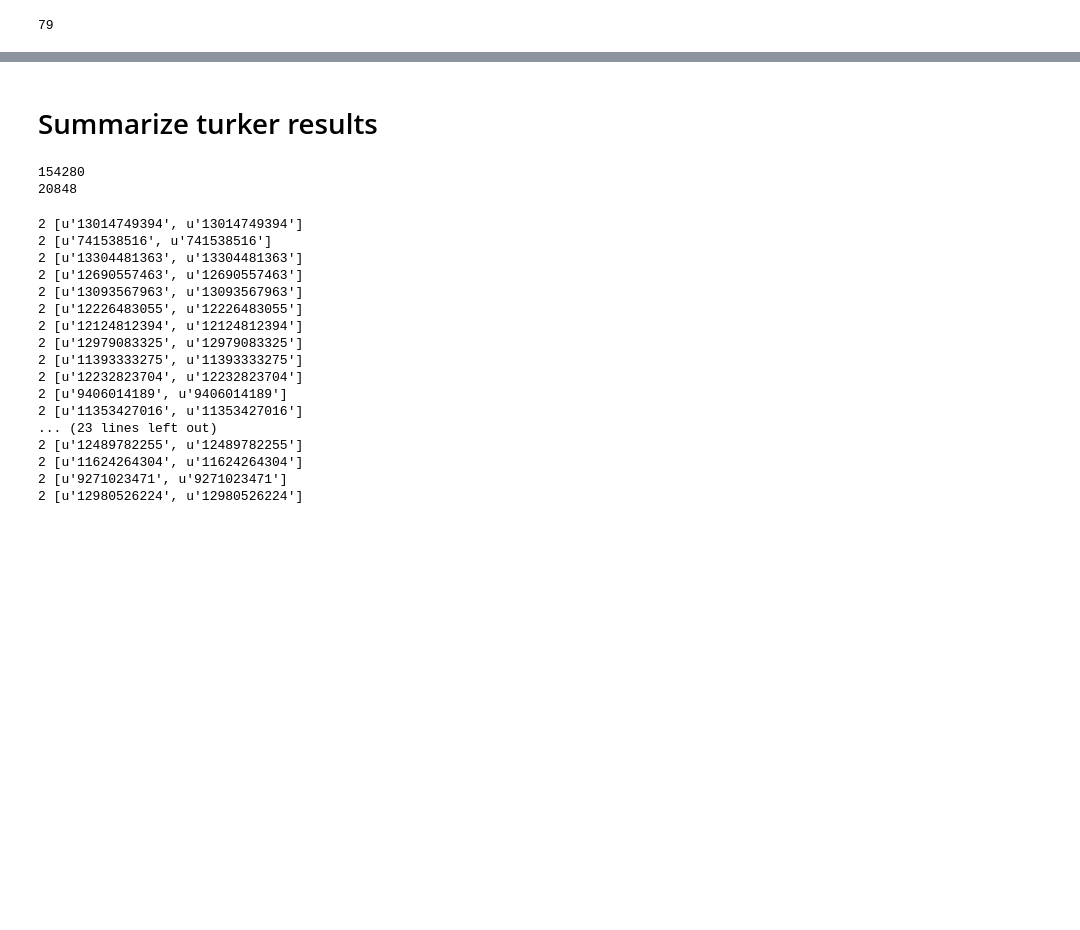
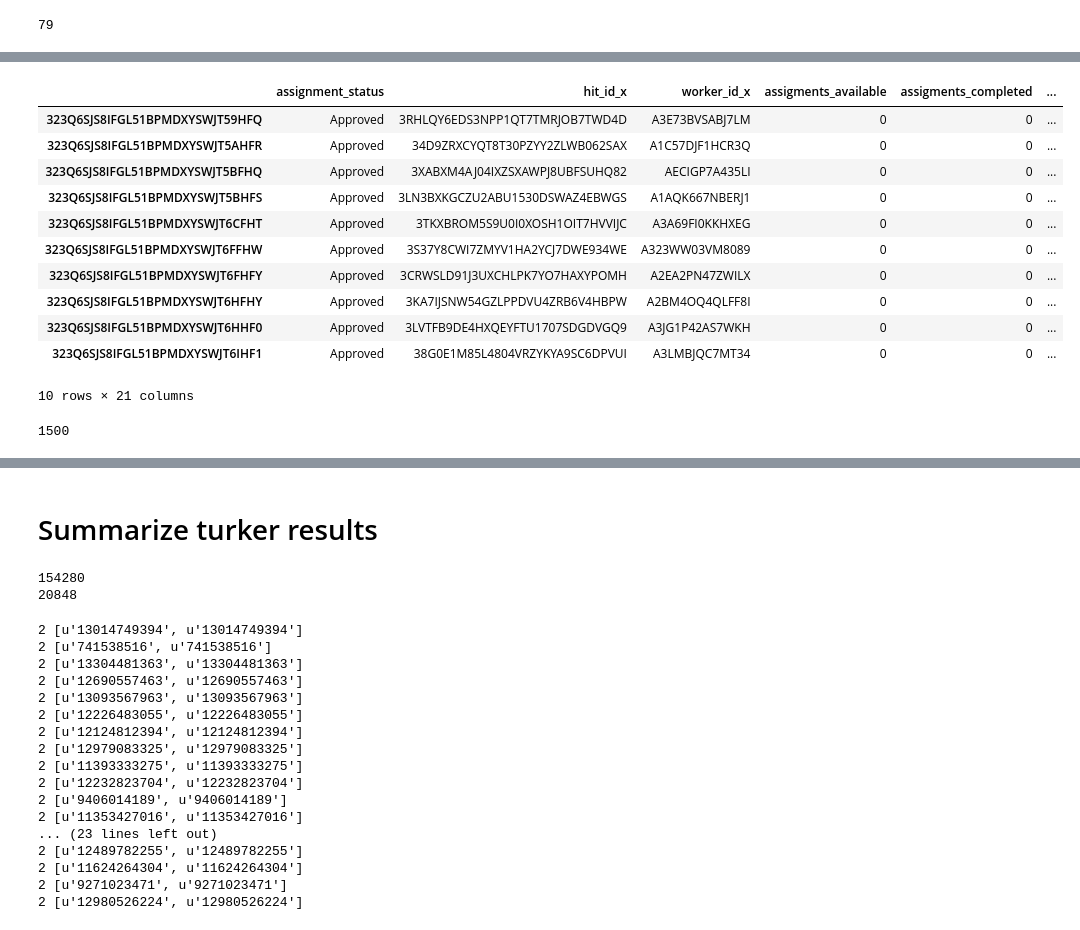
Before and after one commit to matttrent/vislab, a Jupyter notebook: notebooks/mturk_get_results.ipynb, the cells around one changed output, grey strips where cells are left out. Drawn from its saved outputs; the diff is of its cells as text; code cells hidden in the pictures; blank space fills up the shorter version.

```diff
--- a/notebooks/mturk_get_results.ipynb
+++ b/notebooks/mturk_get_results.ipynb
@@ -814,0 +852,6 @@ clean_df.to_hdf( '../../mturk-results/mturk-cleaned-answers.h5', 'df', mode='w')
+# %%
+spam_status_df = pd.merge(
+    combo_status_df,
+    spam_df.drop( ['hit_id', 'worker_id', 'style'], axis=1 ),
+    left_index=True, right_index=True
+)
@@ -814,0 +890,25 @@ clean_df.to_hdf( '../../mturk-results/mturk-cleaned-answers.h5', 'df', mode='w')
+# %%
+def accept_reject_assignent( row ):
+
+    if row['assignment_status'] != 'Submitted':
+        print '              done', row.name
+        return row
+
+    accept = row['accept']
+
+    try:
+        if accept:
+            print 'accept            ', row.name
+            MTC.approve_assignment( row.name )
+            row['assignment_status'] = 'Approved'
+        else:
+            print '       reject     ', row.name
+            MTC.reject_assignment( row.name )
+            row['assignment_status'] = 'Rejected'
+
+    except MTurkRequestError:
+        print '--- ERROR ---'
+
+    return row
+# %%
+status_update_df = spam_status_df.apply( accept_reject_assignent, axis=1 )
@@ -814,0 +953,19 @@ clean_df.to_hdf( '../../mturk-results/mturk-cleaned-answers.h5', 'df', mode='w')
+# %%
+status_update_df.tail(10)
+# %% [output]
+|  | assignment_status | hit_id_x | worker_id_x | assigments_available | assigments_completed | ... |
+| 323Q6SJS8IFGL51BPMDXYSWJT59HFQ | Approved | 3RHLQY6EDS3NPP1QT7TMRJOB7TWD4D | A3E73BVSABJ7LM | 0 | 0 | ... |
+| 323Q6SJS8IFGL51BPMDXYSWJT5AHFR | Approved | 34D9ZRXCYQT8T30PZYY2ZLWB062SAX | A1C57DJF1HCR3Q | 0 | 0 | ... |
+| 323Q6SJS8IFGL51BPMDXYSWJT5BFHQ | Approved | 3XABXM4AJ04IXZSXAWPJ8UBFSUHQ82 | AECIGP7A435LI | 0 | 0 | ... |
+| 323Q6SJS8IFGL51BPMDXYSWJT5BHFS | Approved | 3LN3BXKGCZU2ABU1530DSWAZ4EBWGS | A1AQK667NBERJ1 | 0 | 0 | ... |
+| 323Q6SJS8IFGL51BPMDXYSWJT6CFHT | Approved | 3TKXBROM5S9U0I0XOSH1OIT7HVVIJC | A3A69FI0KKHXEG | 0 | 0 | ... |
+| 323Q6SJS8IFGL51BPMDXYSWJT6FFHW | Approved | 3S37Y8CWI7ZMYV1HA2YCJ7DWE934WE | A323WW03VM8089 | 0 | 0 | ... |
+| 323Q6SJS8IFGL51BPMDXYSWJT6FHFY | Approved | 3CRWSLD91J3UXCHLPK7YO7HAXYPOMH | A2EA2PN47ZWILX | 0 | 0 | ... |
+| 323Q6SJS8IFGL51BPMDXYSWJT6HFHY | Approved | 3KA7IJSNW54GZLPPDVU4ZRB6V4HBPW | A2BM4OQ4QLFF8I | 0 | 0 | ... |
+| 323Q6SJS8IFGL51BPMDXYSWJT6HHF0 | Approved | 3LVTFB9DE4HXQEYFTU1707SDGDVGQ9 | A3JG1P42AS7WKH | 0 | 0 | ... |
+| 323Q6SJS8IFGL51BPMDXYSWJT6IHF1 | Approved | 38G0E1M85L4804VRZYKYA9SC6DPVUI | A3LMBJQC7MT34 | 0 | 0 | ... |
+10 rows × 21 columns
+# %%
+len( spam_status_df.ix[ status_update_df.index.tolist() ] )
+# %% [output]
+1500
```
Also changed, not shown: parts of 48 cells of this notebook.
